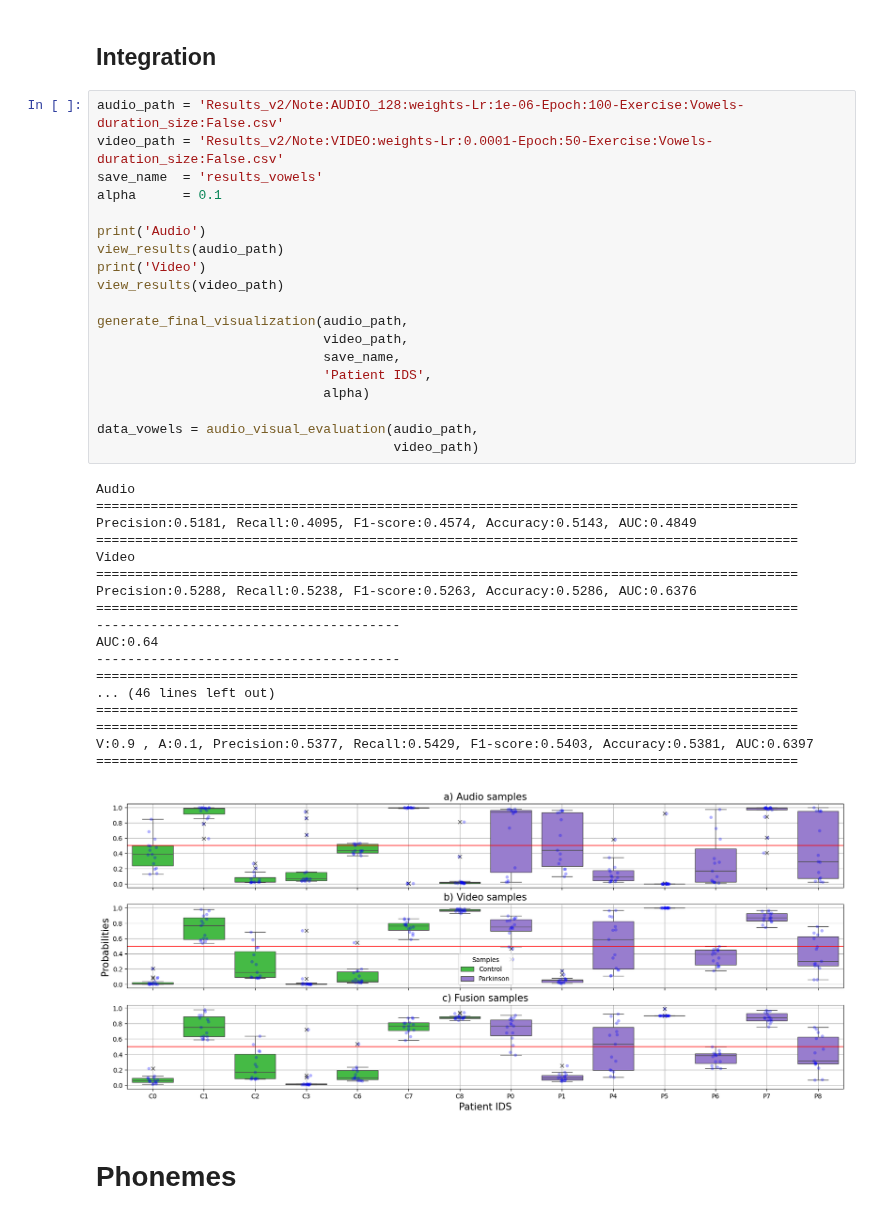
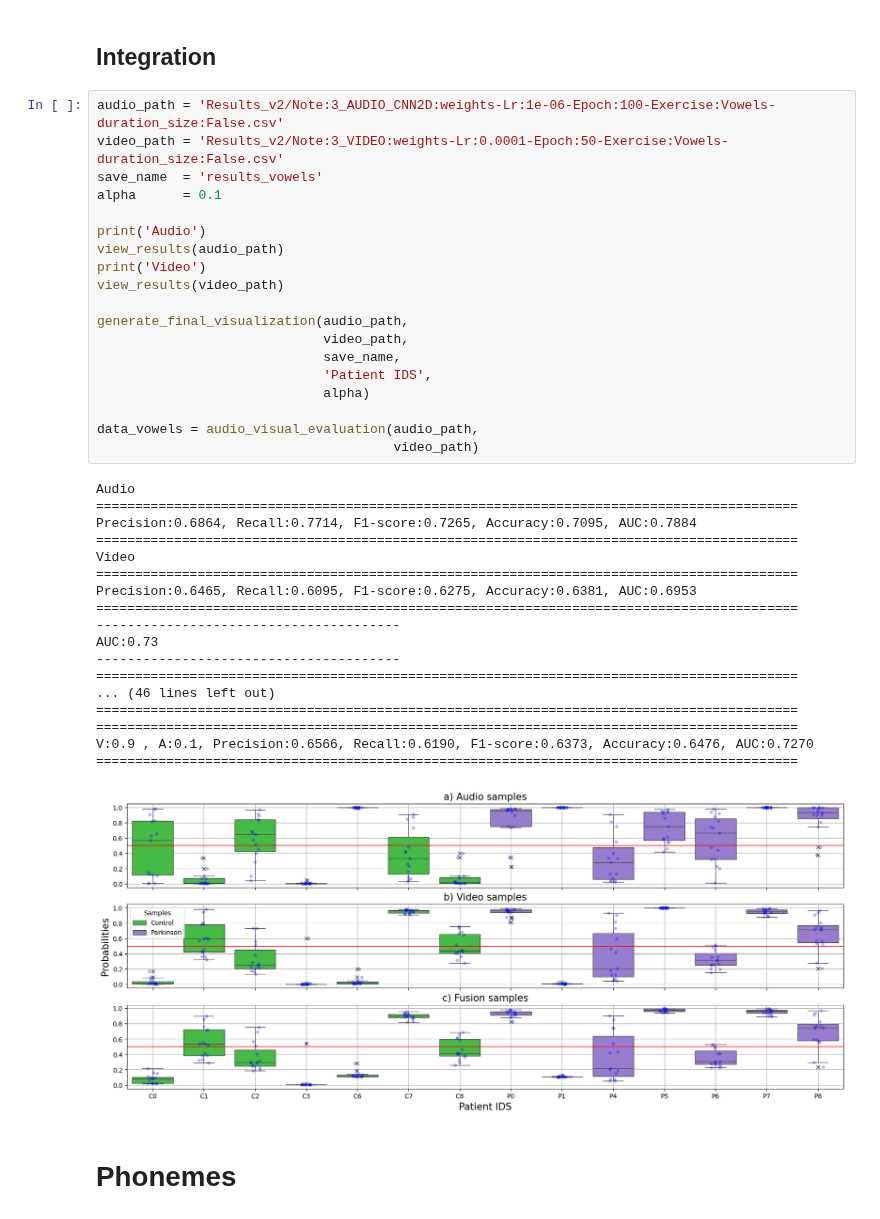
Before and after one commit to jdvalera19/Parkinson-Multimodal-Cross-Attention, a Jupyter notebook: View_result copy.ipynb, the cells around one changed output. Drawn from its saved outputs; the diff is of its cells as text.

```diff
--- a/View_result copy.ipynb
+++ b/View_result copy.ipynb
@@ -24,43 +39,43 @@ Precision:0.5288, Recall:0.5238, F1-score:0.5263, Accuracy:0.5286, AUC:0.6376
 # %% [markdown]
 ## Integration
 # %%
-audio_path = 'Results_v2/Note:AUDIO_128:weights-Lr:1e-06-Epoch:100-Exercise:Vowels-duration_size:False.csv'
-video_path = 'Results_v2/Note:VIDEO:weights-Lr:0.0001-Epoch:50-Exercise:Vowels-duration_size:False.csv'
+audio_path = 'Results_v2/Note:3_AUDIO_CNN2D:weights-Lr:1e-06-Epoch:100-Exercise:Vowels-duration_size:False.csv'
+video_path = 'Results_v2/Note:3_VIDEO:weights-Lr:0.0001-Epoch:50-Exercise:Vowels-duration_size:False.csv'
 save_name  = 'results_vowels'
 alpha      = 0.1
 
 print('Audio')
 view_results(audio_path)
 print('Video')
 view_results(video_path)
 
 generate_final_visualization(audio_path,
                              video_path,
                              save_name,
                              'Patient IDS',
                              alpha)
 
 data_vowels = audio_visual_evaluation(audio_path,
                                       video_path)
 # %% [output]
 Audio
 ==========================================================================================
-Precision:0.5181, Recall:0.4095, F1-score:0.4574, Accuracy:0.5143, AUC:0.4849
+Precision:0.6864, Recall:0.7714, F1-score:0.7265, Accuracy:0.7095, AUC:0.7884
 ==========================================================================================
 Video
 ==========================================================================================
-Precision:0.5288, Recall:0.5238, F1-score:0.5263, Accuracy:0.5286, AUC:0.6376
+Precision:0.6465, Recall:0.6095, F1-score:0.6275, Accuracy:0.6381, AUC:0.6953
 ==========================================================================================
 ---------------------------------------
-AUC:0.64
+AUC:0.73
 ---------------------------------------
 ==========================================================================================
 ... (46 lines left out)
 ==========================================================================================
 ==========================================================================================
-V:0.9 , A:0.1, Precision:0.5377, Recall:0.5429, F1-score:0.5403, Accuracy:0.5381, AUC:0.6397
+V:0.9 , A:0.1, Precision:0.6566, Recall:0.6190, F1-score:0.6373, Accuracy:0.6476, AUC:0.7270
 ==========================================================================================
-[figure, old version]
+[figure, new version]
 # %% [markdown]
 # Phonemes
 # %% [markdown]
```
Also changed, not shown: parts of 27 cells of this notebook, 3 other files.
